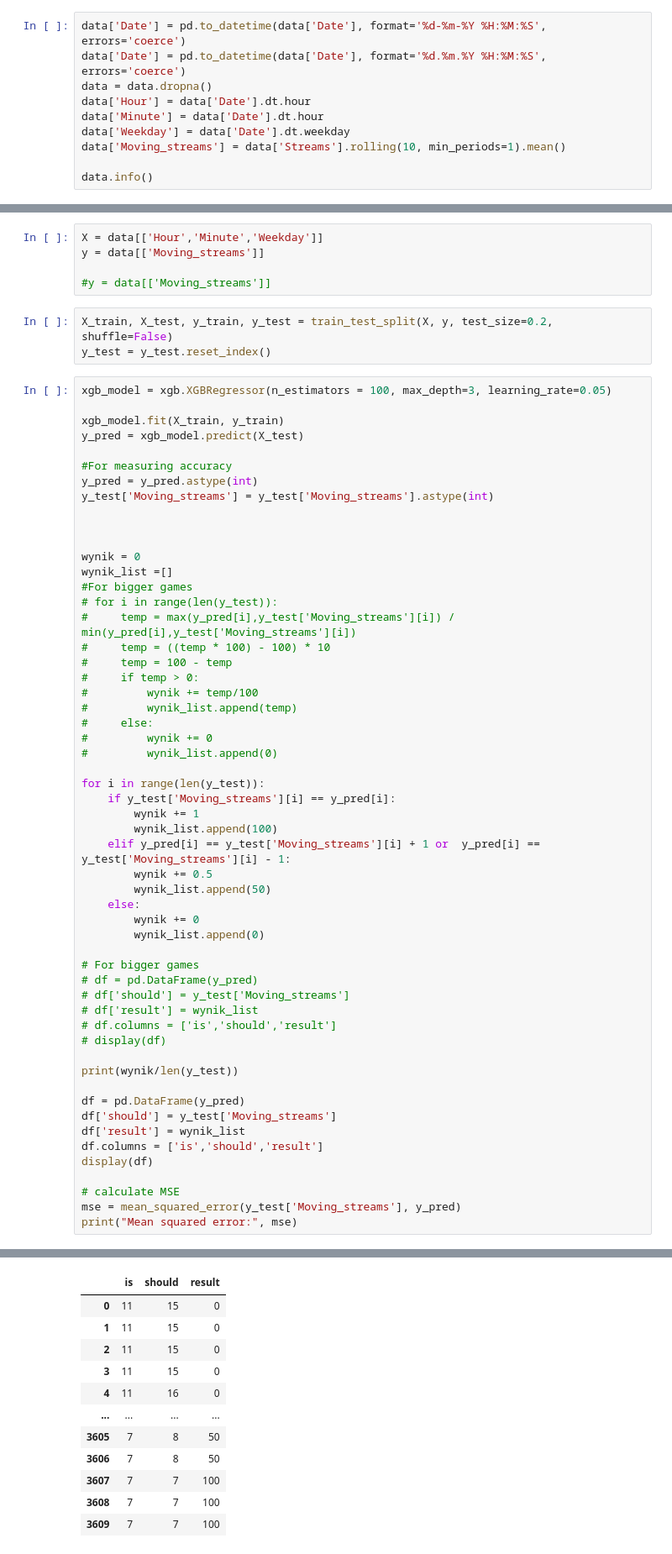
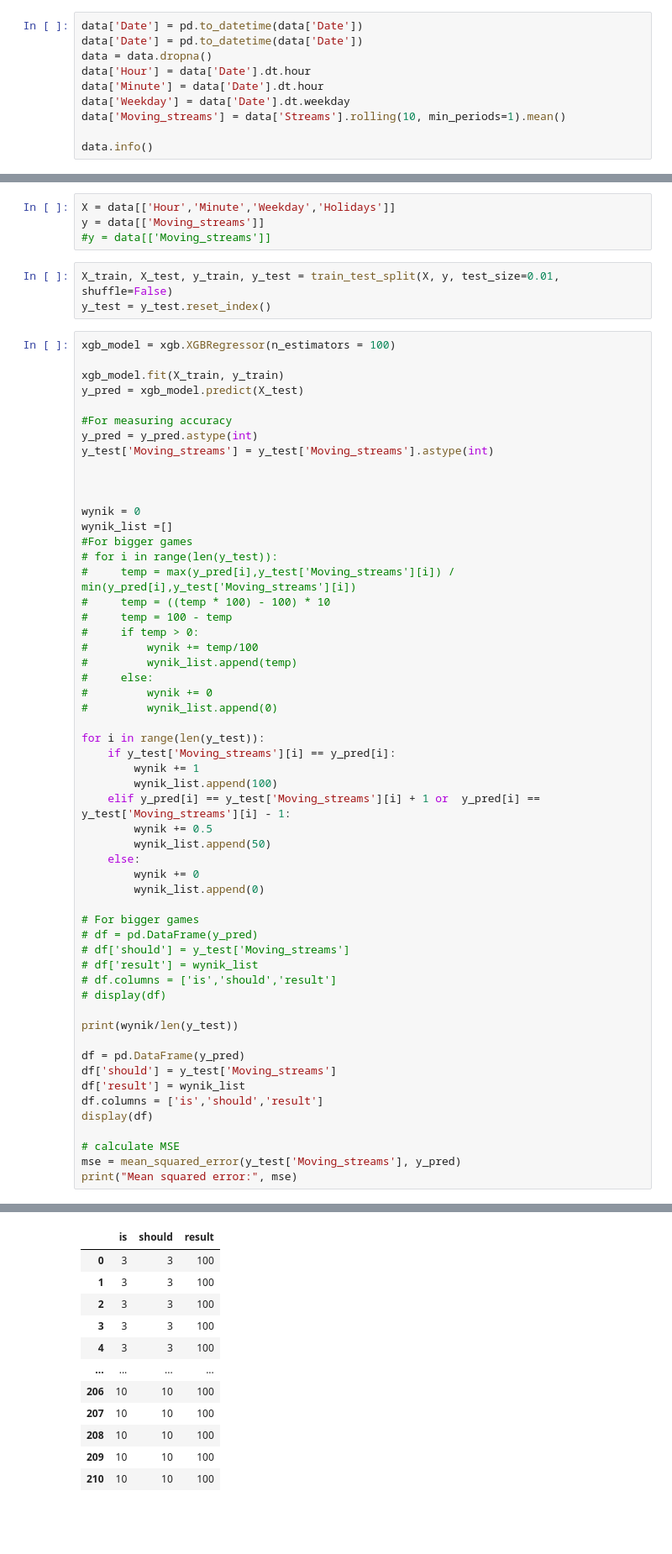
Before and after one commit to jadasek/Stream-opportunity-finder, a Jupyter notebook: analise_XGBoost.ipynb, the cells around one changed output, grey strips where cells are left out. Shown at 84% size. Saved outputs shown, nothing was run; the diff lists cells and outputs as text; blank space fills up the shorter version.

```diff
--- a/analise_XGBoost.ipynb
+++ b/analise_XGBoost.ipynb
@@ -28,6 +29,6 @@ memory usage: 1.3+ MB
 # %%
-data['Date'] = pd.to_datetime(data['Date'], format='%d-%m-%Y %H:%M:%S', errors='coerce')
-data['Date'] = pd.to_datetime(data['Date'], format='%d.%m.%Y %H:%M:%S', errors='coerce')
+data['Date'] = pd.to_datetime(data['Date'])
+data['Date'] = pd.to_datetime(data['Date'])
 data = data.dropna()
 data['Hour'] = data['Date'].dt.hour
 data['Minute'] = data['Date'].dt.hour
@@ -59,13 +57,12 @@ memory usage: 1.9+ MB
 # %%
-X = data[['Hour','Minute','Weekday']]
+X = data[['Hour','Minute','Weekday','Holidays']]
 y = data[['Moving_streams']]
-
 #y = data[['Moving_streams']]
 # %%
-X_train, X_test, y_train, y_test = train_test_split(X, y, test_size=0.2, shuffle=False)
+X_train, X_test, y_train, y_test = train_test_split(X, y, test_size=0.01, shuffle=False)
 y_test = y_test.reset_index()
 # %%
-xgb_model = xgb.XGBRegressor(n_estimators = 100, max_depth=3, learning_rate=0.05)
+xgb_model = xgb.XGBRegressor(n_estimators = 100)
 
 xgb_model.fit(X_train, y_train)
 y_pred = xgb_model.predict(X_test)
@@ -124,12 +121,12 @@ print("Mean squared error:", mse)
 |  | is | should | result |
-| 0 | 11 | 15 | 0 |
-| 1 | 11 | 15 | 0 |
-| 2 | 11 | 15 | 0 |
-| 3 | 11 | 15 | 0 |
-| 4 | 11 | 16 | 0 |
+| 0 | 3 | 3 | 100 |
+| 1 | 3 | 3 | 100 |
+| 2 | 3 | 3 | 100 |
+| 3 | 3 | 3 | 100 |
+| 4 | 3 | 3 | 100 |
 | ... | ... | ... | ... |
-| 3605 | 7 | 8 | 50 |
-| 3606 | 7 | 8 | 50 |
-| 3607 | 7 | 7 | 100 |
-| 3608 | 7 | 7 | 100 |
-| 3609 | 7 | 7 | 100 |
+| 206 | 10 | 10 | 100 |
+| 207 | 10 | 10 | 100 |
+| 208 | 10 | 10 | 100 |
+| 209 | 10 | 10 | 100 |
+| 210 | 10 | 10 | 100 |
```
Also changed, not shown: parts of 10 cells of this notebook, 2 other files.
